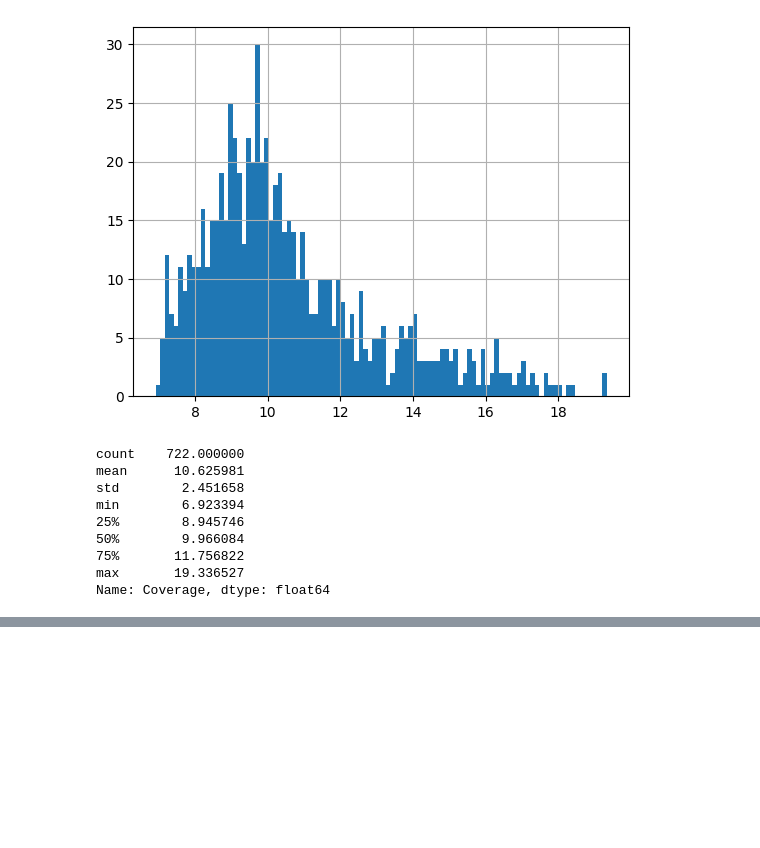
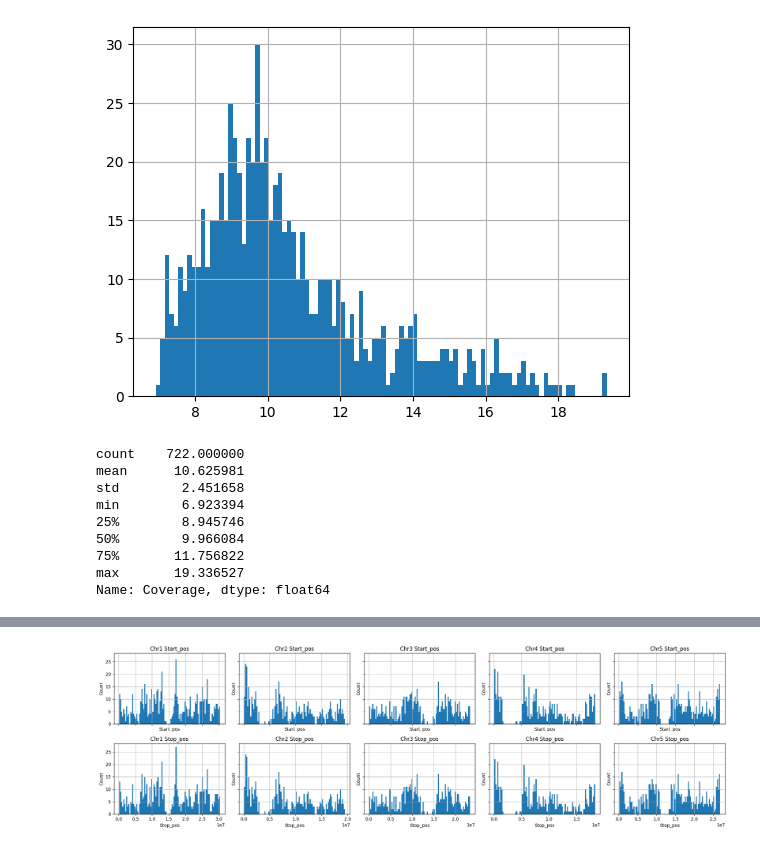
Before and after one commit to HazyFish/cen-kmers, a Jupyter notebook: notebooks/mpipz_analysis.ipynb, the cells around one changed output, grey strips where cells are left out. Saved outputs shown, nothing was run; the diff lists cells and outputs as text; code cells hidden in the pictures; blank space fills up the shorter version.

Commit message:
feat: genotyping centromeres for MPIPZ population

```diff
--- a/notebooks/mpipz_analysis.ipynb
+++ b/notebooks/mpipz_analysis.ipynb
@@ -44,0 +289,4 @@ Name: Coverage, dtype: float64
+# %%
+df_geno = pd.read_csv('../mpipz-genotypes-raw.csv')
+df_geno = df_geno[df_geno['Project'] == 'EMS']
+df_geno
@@ -44,0 +307,25 @@ Name: Coverage, dtype: float64
+# %%
+import matplotlib.pyplot as plt
+
+chromosomes = [f"Chr{i}" for i in range(1, 6)]
+fig, axes = plt.subplots(2, len(chromosomes), figsize=(20, 6), sharey='all', sharex='col')
+
+for idx, chr_name in enumerate(chromosomes):
+    df_chr = df_geno[df_geno['Chr_id'] == chr_name]
+    # Start_pos
+    ax_start = axes[0, idx]
+    df_chr['Start_pos'].hist(bins=100, ax=ax_start)
+    ax_start.set_title(f"{chr_name} Start_pos")
+    ax_start.set_xlabel("Start_pos")
+    ax_start.set_ylabel("Count")
+    # Stop_pos
+    ax_stop = axes[1, idx]
+    df_chr['Stop_pos'].hist(bins=100, ax=ax_stop)
+    ax_stop.set_title(f"{chr_name} Stop_pos")
+    ax_stop.set_xlabel("Stop_pos")
+    ax_stop.set_ylabel("Count")
+
+plt.tight_layout()
+plt.show()
+# %% [output]
+[figure, added]
```
Also changed, not shown: parts of 26 cells of this notebook.
